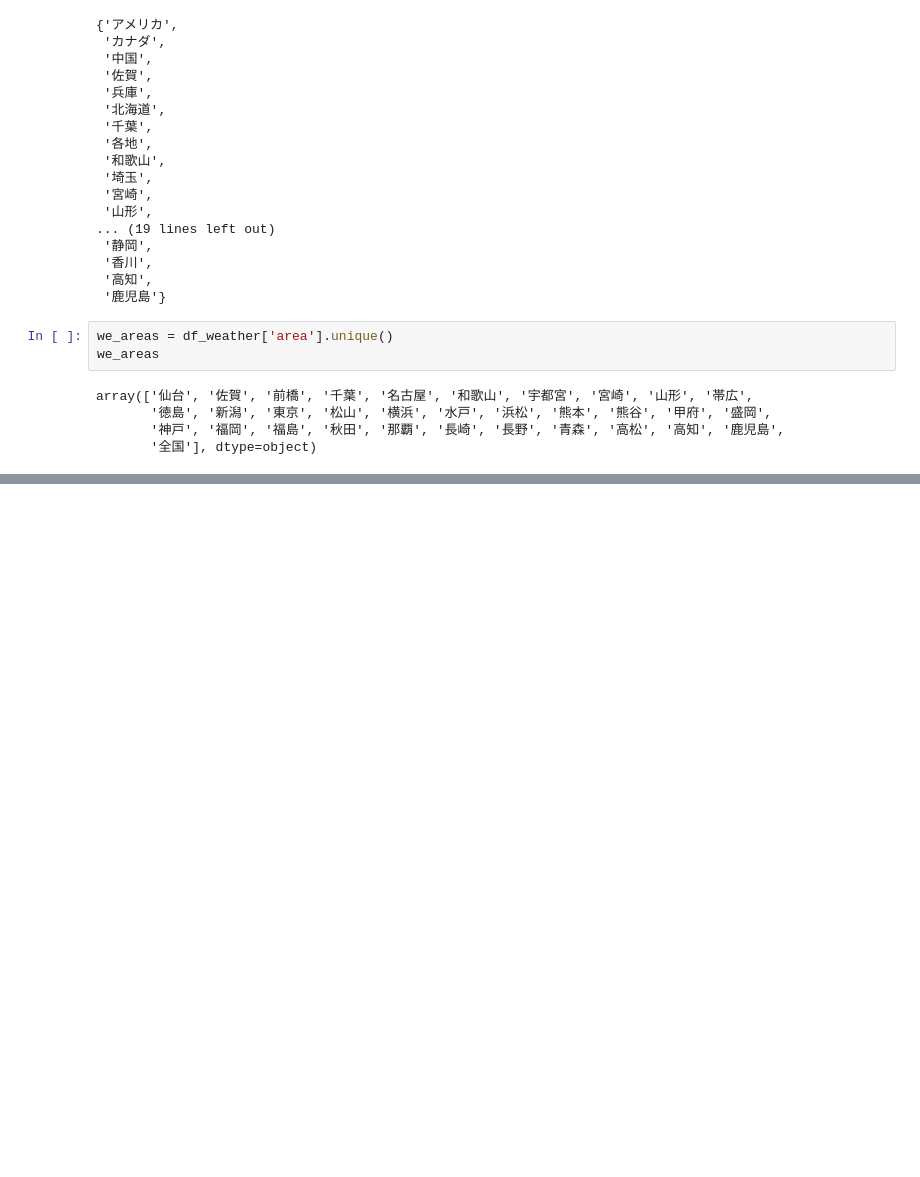
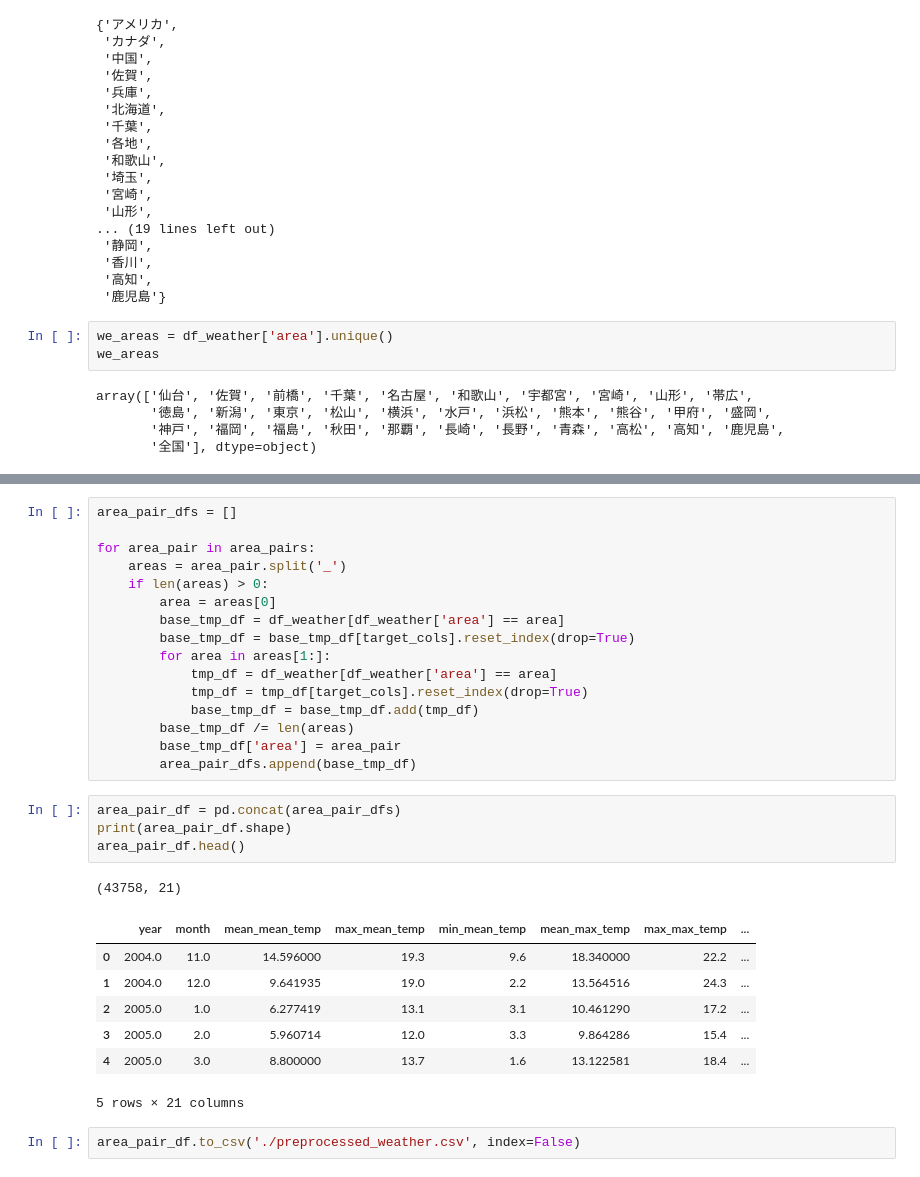
Before and after one commit to o-yuji/nishika_yasai2023, a Jupyter notebook: yasai.ipynb, the cells around one changed output, grey strips where cells are left out. Drawn from its saved outputs; the diff is of its cells as text; blank space fills up the shorter version.

```diff
--- a/yasai.ipynb
+++ b/yasai.ipynb
@@ -155,0 +213,31 @@ area_map
+# %%
+area_pair_dfs = []
+
+for area_pair in area_pairs:
+    areas = area_pair.split('_')
+    if len(areas) > 0:
+        area = areas[0]
+        base_tmp_df = df_weather[df_weather['area'] == area]
+        base_tmp_df = base_tmp_df[target_cols].reset_index(drop=True)
+        for area in areas[1:]:
+            tmp_df = df_weather[df_weather['area'] == area]
+            tmp_df = tmp_df[target_cols].reset_index(drop=True)
+            base_tmp_df = base_tmp_df.add(tmp_df)
+        base_tmp_df /= len(areas)
+        base_tmp_df['area'] = area_pair
+        area_pair_dfs.append(base_tmp_df)
+# %%
+area_pair_df = pd.concat(area_pair_dfs)
+print(area_pair_df.shape)
+area_pair_df.head()
+# %% [output]
+(43758, 21)
+|  | year | month | mean_mean_temp | max_mean_temp | min_mean_temp | mean_max_temp | max_max_temp | ... |
+| 0 | 2004.0 | 11.0 | 14.596000 | 19.3 | 9.6 | 18.340000 | 22.2 | ... |
+| 1 | 2004.0 | 12.0 | 9.641935 | 19.0 | 2.2 | 13.564516 | 24.3 | ... |
+| 2 | 2005.0 | 1.0 | 6.277419 | 13.1 | 3.1 | 10.461290 | 17.2 | ... |
+| 3 | 2005.0 | 2.0 | 5.960714 | 12.0 | 3.3 | 9.864286 | 15.4 | ... |
+| 4 | 2005.0 | 3.0 | 8.800000 | 13.7 | 1.6 | 13.122581 | 18.4 | ... |
+5 rows × 21 columns
+# %%
+area_pair_df.to_csv('./preprocessed_weather.csv', index=False)
```
Also changed, not shown: parts of 10 cells of this notebook, 2 other files.
